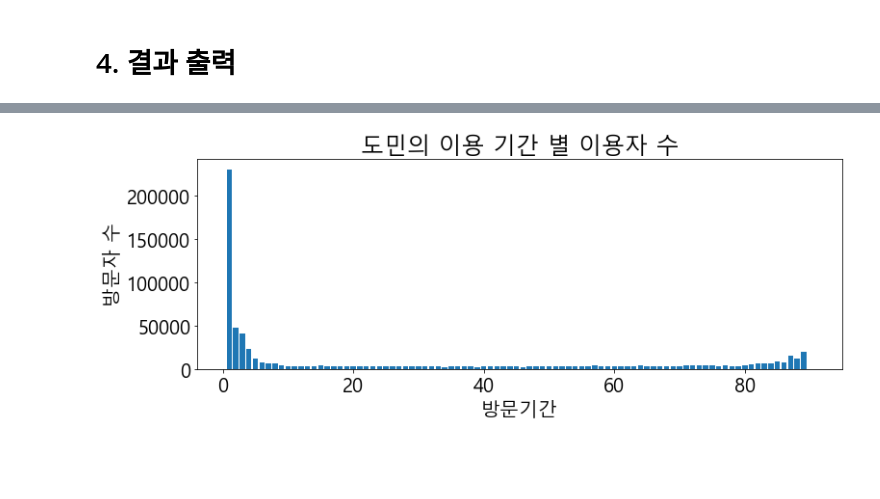
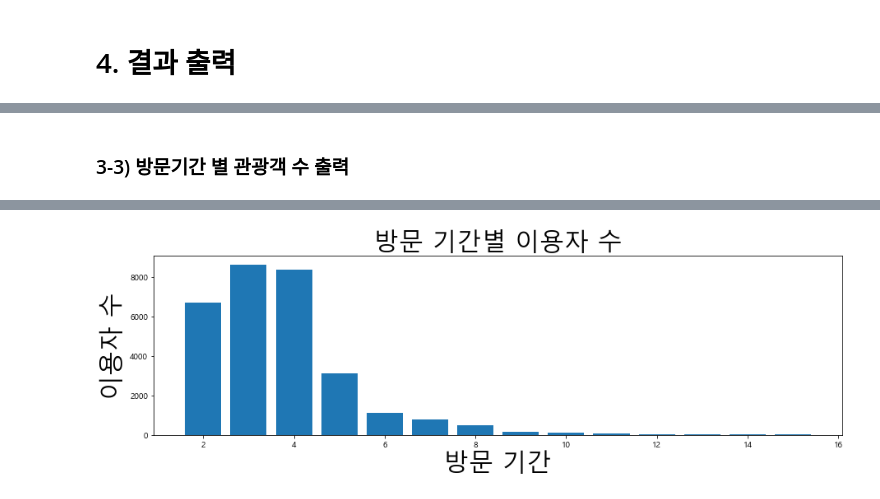
Before and after one commit to hoonisone/2020_jeju-bus-tag_data-analysis, a Jupyter notebook: 1. 사용자 정보 추출.ipynb, the cells around one changed output, grey strips where cells are left out. Cells and saved outputs as stored; diff of their text form; code cells hidden in the pictures; blank space fills up the shorter version.

Commit message:
implement station usage

```diff
--- a/1. 사용자 정보 추출.ipynb
+++ b/1. 사용자 정보 추출.ipynb
@@ -557,0 +23,8 @@ plt.show()
+# %%
+def parallelize_dataframe(func, df, core = multiprocessing.cpu_count()-4):
+    df_split = np.array_split(df, core)
+    pool = Pool(core)
+    df = pd.concat(pool.map(func, df_split))
+    pool.close()
+    pool.join()
+    return df
@@ -557,0 +67,3 @@ plt.show()
+# %%
+# 유저 목록 생성
+user_df = dm.create_user_df(usage_df)
@@ -557,0 +72,13 @@ plt.show()
+# %%
+# 이용 날짜 분석 완료
+user_df = dm.analyze_usage_date(user_df, usage_df)
+
+# 이용 횟수 분석 완료
+user_df = dm.analyze_usage_num(user_df, usage_df)
+
+# 이용 비율 분석 완료
+func = dm.analyze_usage_ratio
+user_df = parallelize_dataframe(func, user_df)
+
+# 출발, 도작지 분석 완료
+user_df = dm.analyze_start_end(user_df, usage_df)
@@ -557,0 +87,16 @@ plt.show()
+# %%
+# case1, 2의 사용 정류장 추출 및 저장
+both_station_df = dm.extract_used_station(user_df, usage_df, station_df, 'both')
+both_station_df.to_csv("data/used_station_df.csv", encoding="cp949", index=False)
+
+# HAND WORK - "data/case1_2.csv"를 보고 직접 관광 관련 정류장 컬럼을 삽입하고 "data/case1_2_filtered.csv"로 저장
+tour_station_df = pd.read_csv("data/tour_station_df.csv", low_memory=False, encoding = "utf-8") #, dtype=dtype)
+
+# 관광관련 정류장 방문 횟수 분석
+user_df = dm.analyze_tour_station_visit(user_df, usage_df, tour_station_df)
+
+# 이용자 케이스 분류
+user_df = parallelize_dataframe(dm.analyze_case, user_df)
+
+# 관광객 분석
+user_df = parallelize_dataframe(dm.analyze_tourist, user_df)
@@ -588,4 +193,6 @@ print("(harbor->other)   {}(명)".format(b[2]))
+# %% [markdown]
+### 3-3) 방문기간 별 관광객 수 출력
 # %%
-data = user_df[user_df['tourist'] == False]
-period_user(plt, data)
+df = user_df[user_df["tourist"] == True]
+dm.draw_period_user(plt, df)
 # %% [output]
@@ -592 +200 @@ period_user(plt, data)
-[figure, old version]
+[figure, new version]
```
Also changed, not shown: parts of 80 cells of this notebook.
